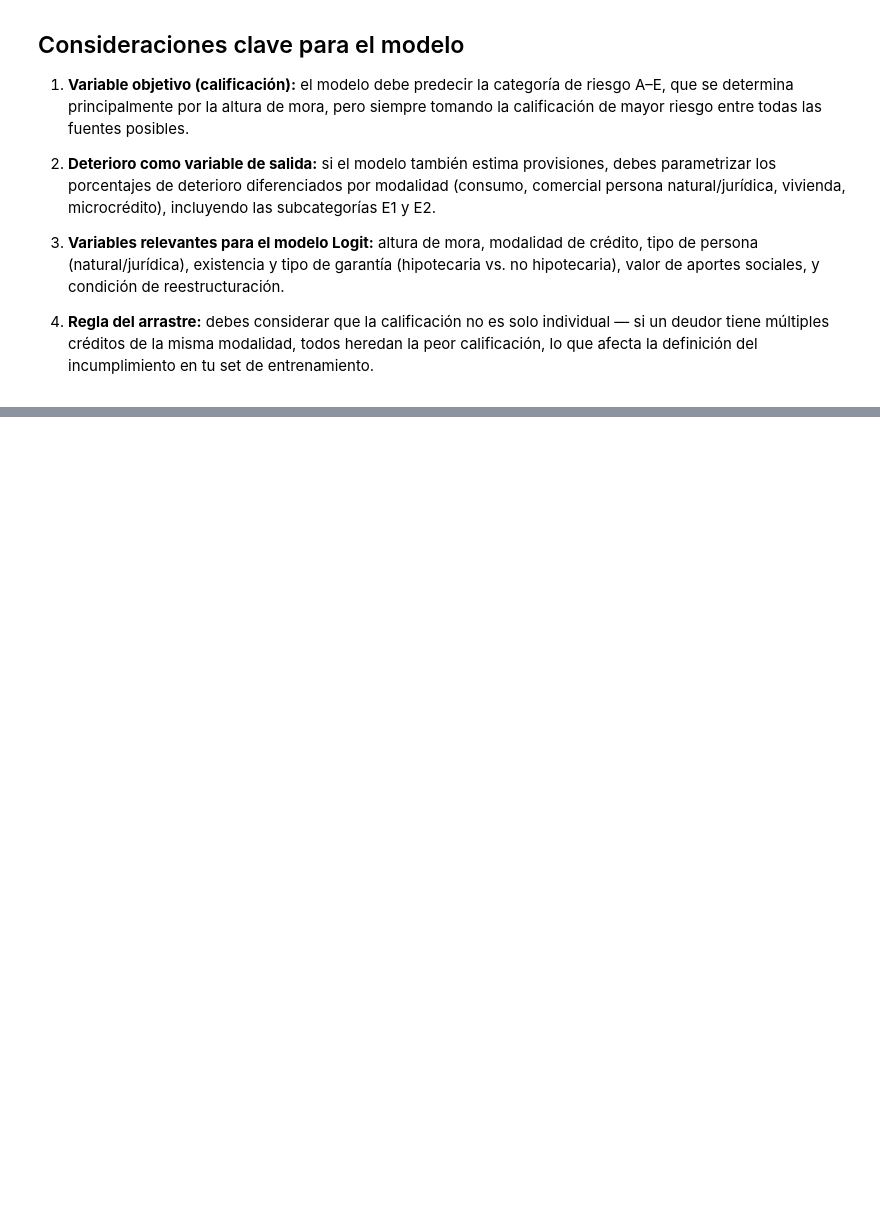
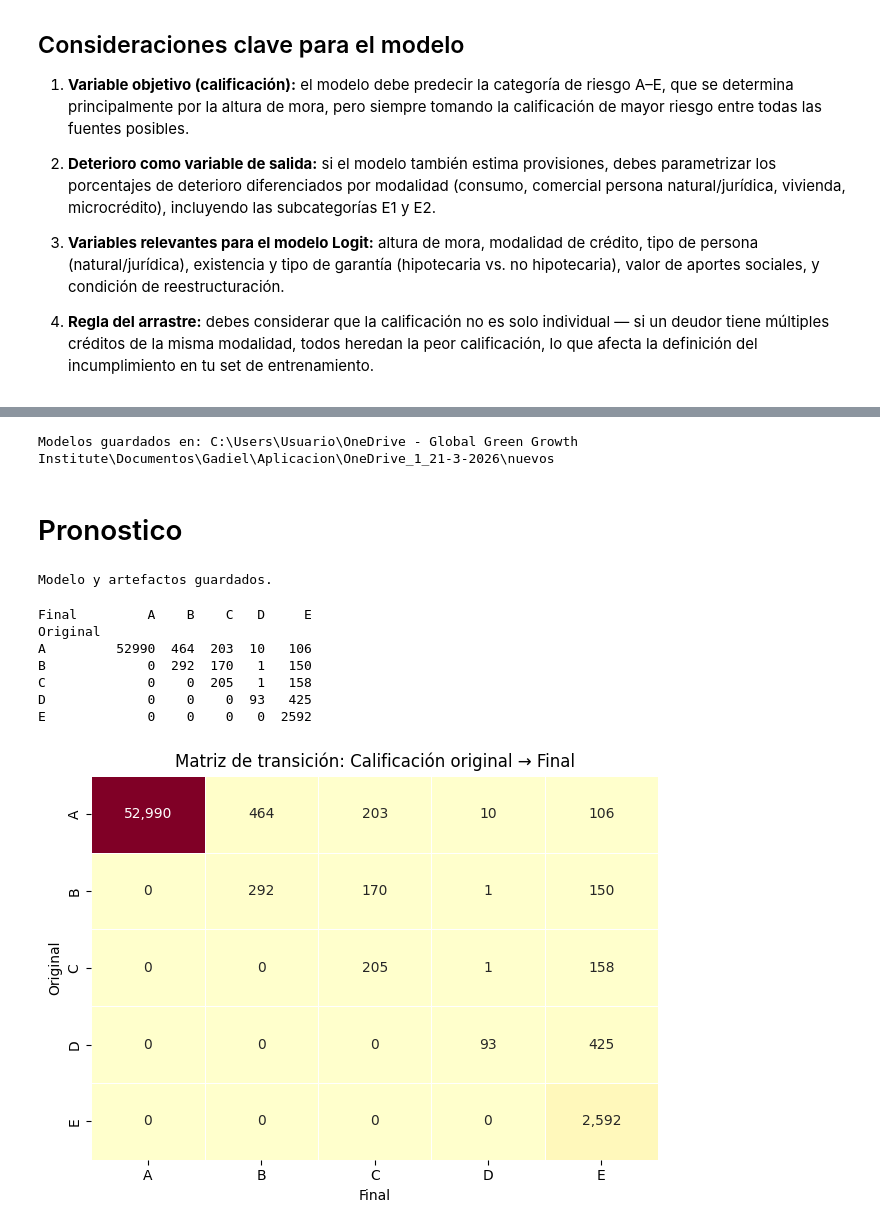
Before and after one commit to gadielfelipe/sources_of_0015, a Jupyter notebook: CART/Model.ipynb, the cells around one changed output, grey strips where cells are left out. Saved outputs shown, nothing was run; the diff lists cells and outputs as text; code cells hidden in the pictures; blank space fills up the shorter version.

```diff
--- a/CART/Model.ipynb
+++ b/CART/Model.ipynb
@@ -297,0 +664,21 @@ array([nan, 'A', 'B', 'E', 'AA', 'C', 'K', 'D', 'BB', 'CC',
+# %%
+# ── 4. SERVICIO DE LA DEUDA ──────────────────────────────────────────────────
+
+# --- 4.1 Días de Mora (DM) ---------------------------------------------------
+df['DM'] = pd.to_numeric(df['MOROSIDAD'], errors='coerce').clip(lower=0)
+
+# --- 4.2 Días desde Último Pago (DSP) ----------------------------------------
+df['FECHA ÚLTIMO PAGO'] = pd.to_datetime(df['FECHA ÚLTIMO PAGO'], errors='coerce')
+df['DSP'] = ((fecha_corte - df['FECHA ÚLTIMO PAGO']).dt.days).clip(lower=0)
+df['DSP'] = df['DSP'].clip(upper=df['DSP'].quantile(0.99))
+
+# --- Score Servicio de la Deuda (Score_SD) -----------------------------------
+df['Score_SD'] = (
+    (df['DM']  > 30).astype(int) +
+    (df['DM']  > 90).astype(int) +
+    (df['DSP'] > 60).astype(int)
+)
+
+cols_sd = ['DM', 'DSP', 'Score_SD']
+print(df[cols_sd].describe().round(4))
+print("\nDistribución Score_SD:\n", df['Score_SD'].value_counts().sort_index())
@@ -297,0 +1438,30 @@ array([nan, 'A', 'B', 'E', 'AA', 'C', 'K', 'D', 'BB', 'CC',
+# %%
+# ── GUARDAR MODELO DE TRANSICIÓN ─────────────────────────────────────────────
+import joblib, os
+
+MODEL_DIR = r'C:\Users\Usuario\OneDrive - Global Green Growth Institute\Documentos\Gadiel\Aplicacion\OneDrive_1_21-3-2026\nuevos'
+
+joblib.dump(model_trans,              os.path.join(MODEL_DIR, 'xgb_transicion.pkl'))
+joblib.dump(median_trans,             os.path.join(MODEL_DIR, 'median_trans.pkl'))
+joblib.dump(le,                       os.path.join(MODEL_DIR, 'label_encoder_trans.pkl'))
+joblib.dump(X_trans.columns.tolist(), os.path.join(MODEL_DIR, 'feature_cols_trans.pkl'))
+
+print("Modelos guardados en:", MODEL_DIR)
+# %% [output]
+Modelos guardados en: C:\Users\Usuario\OneDrive - Global Green Growth Institute\Documentos\Gadiel\Aplicacion\OneDrive_1_21-3-2026\nuevos
+# %% [markdown]
+# Pronostico
+# %%
+import joblib
+import os
+
+# --- GUARDAR modelo y artefactos necesarios para reproducir el pipeline ---
+MODEL_DIR = r'C:\Users\Usuario\OneDrive - Global Green Growth Institute\Documentos\Gadiel\Aplicacion\OneDrive_1_21-3-2026\nuevos'
+
+joblib.dump(model,        os.path.join(MODEL_DIR, 'xgb_empeoro.pkl'))
+joblib.dump(median_train, os.path.join(MODEL_DIR, 'median_train.pkl'))
+joblib.dump(X.columns.tolist(), os.path.join(MODEL_DIR, 'feature_cols.pkl'))
+
+print("Modelo y artefactos guardados.")
+# %% [output]
+Modelo y artefactos guardados.
@@ -297,0 +1767,26 @@ array([nan, 'A', 'B', 'E', 'AA', 'C', 'K', 'D', 'BB', 'CC',
+# %%
+orden = ['A', 'B', 'C', 'D', 'E']
+
+matriz = pd.crosstab(
+    df['CALIFICACIÓN'],
+    df['calif_final'],
+    rownames=['Original'],
+    colnames=['Final']
+).reindex(index=orden, columns=orden, fill_value=0)
+
+print(matriz)
+
+import seaborn as sns, matplotlib.pyplot as plt
+
+sns.heatmap(matriz, annot=True, fmt=',d', cmap='YlOrRd', linewidths=0.5, cbar=False)
+plt.title('Matriz de transición: Calificación original → Final')
+plt.tight_layout(); plt.show()
+# %% [output]
+Final         A    B    C   D     E
+Original
+A         52990  464  203  10   106
+B             0  292  170   1   150
+C             0    0  205   1   158
+D             0    0    0  93   425
+E             0    0    0   0  2592
+[figure, added]
```
Also changed, not shown: parts of 50 cells of this notebook, 3 other files.
